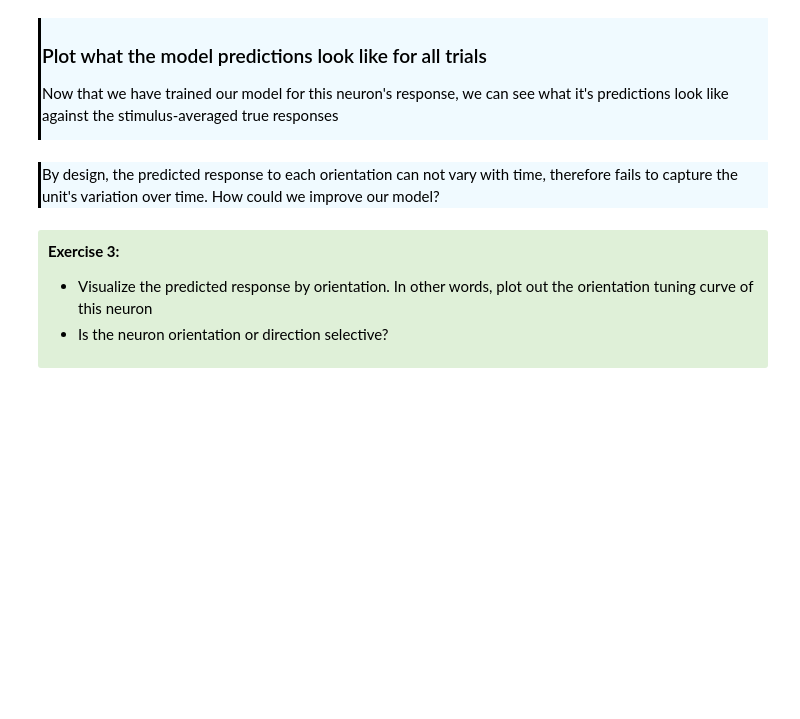
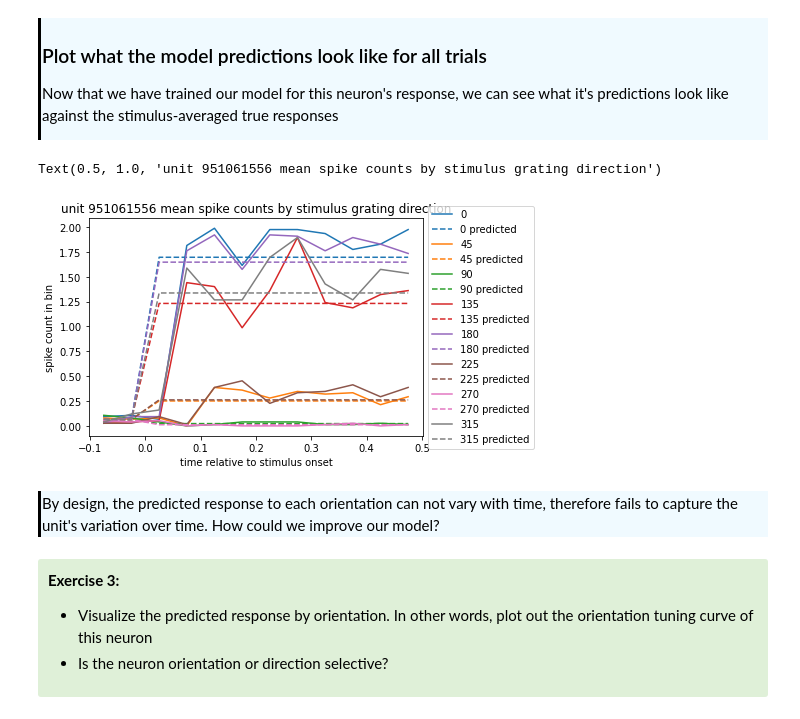
Before and after one commit to AllenInstitute/swdb_variability, a Jupyter notebook: code/Day5_NeuralVariabilityAndDynamics.ipynb, the cells around one changed output. Saved outputs shown, nothing was run; the diff lists cells and outputs as text; code cells hidden in the pictures; blank space fills up the shorter version.

```diff
--- a/code/Day5_NeuralVariabilityAndDynamics.ipynb
+++ b/code/Day5_NeuralVariabilityAndDynamics.ipynb
@@ -322 +370,34 @@ Y_test = spikes_test.flatten()
+# %%
+# prepare the data matrices for linear regression
+def get_X_model_1(orientations, num_time_bins):
+    """
+    Generates design matrix for Model 1
+    Args:
+        orientations: an array of orientations as degrees, of length n_trials. Assumes that
+            orientations are in 45 degree increments, with 8 unique values.
+        num_time_bins: total number of time bins in a trial
+    Returns:
+        an array of shape (n_trials x n_time_bins, 8). array has values either 0 or 1, with one 1 existing per row,
+            indicating which orientations was present for that trial.
+    """
+    presentation_time_bin_start = 2
+    orientations_one_hot = get_one_hot_encoding(orientations)
+    X_model_1 = []
+    for trial_idx in range(orientations_one_hot.shape[0]):
+        for time_bin_idx in range(num_time_bins):
+            # fills zeros before the stimulus presentation
+            if time_bin_idx < presentation_time_bin_start:
+                X_model_1.append(np.zeros(8))
+            else:
+                X_model_1.append(orientations_one_hot[trial_idx])
+    X_model_1 = np.array(X_model_1)
+
+    return X_model_1
+
+
+num_time_bins = spikes_train.shape[1]
+X_train = get_X_model_1(orientations_train, num_time_bins)
+Y_train = spikes_train.flatten()
+X_test = get_X_model_1(orientations_test, num_time_bins)
+Y_test = spikes_test.flatten()
 # %%
@@ -378,23 +478,26 @@ plot_model_scores(model_scores)
 # %%
 # plot regression result
 unique_orientations.sort()
 
 fig, ax = plt.subplots()
 
 for orientation in unique_orientations:
     trial_ids = presentations[presentations.orientation == orientation].index.values
     data = spikes.loc[trial_ids, :, unit_id]
     mean = data.mean(dim="stimulus_presentation_id")
     line, = ax.plot(data["time_relative_to_stimulus_onset"], mean, label=int(orientation))
-    predictions = reg.predict(get_one_hot_encoding(np.array([orientation]).repeat(num_time_steps)))
+    predictions = reg.predict(get_X_model_1(np.array([orientation]), num_time_bins))
     ax.plot(data["time_relative_to_stimulus_onset"], predictions, color=line.get_color(), linestyle="--", label=f"{int(orientation)} predicted")
 
 lgd_bbox_to_anchor = (1., 0.5)
 lgd_loc = "center left"
 ax.legend(bbox_to_anchor=lgd_bbox_to_anchor, loc=lgd_loc)
 ax.set_xlabel("time relative to stimulus onset")
 ax.set_ylabel("spike count in bin")
 ax.set_title(f"unit {unit_id} mean spike counts by stimulus grating direction")
+# %% [output]
+Text(0.5, 1.0, 'unit 951061556 mean spike counts by stimulus grating direction')
+[figure, added]
 # %% [markdown]
 <div style="border-left: 3px solid #000; padding: 1px; padding-left: 10px; background: #F0FAFF; ">
 By design, the predicted response to each orientation can not vary with time, therefore fails to capture the unit's variation over time. How could we improve our model?
```
Also changed, not shown: parts of 90 cells of this notebook, 2 other files.
